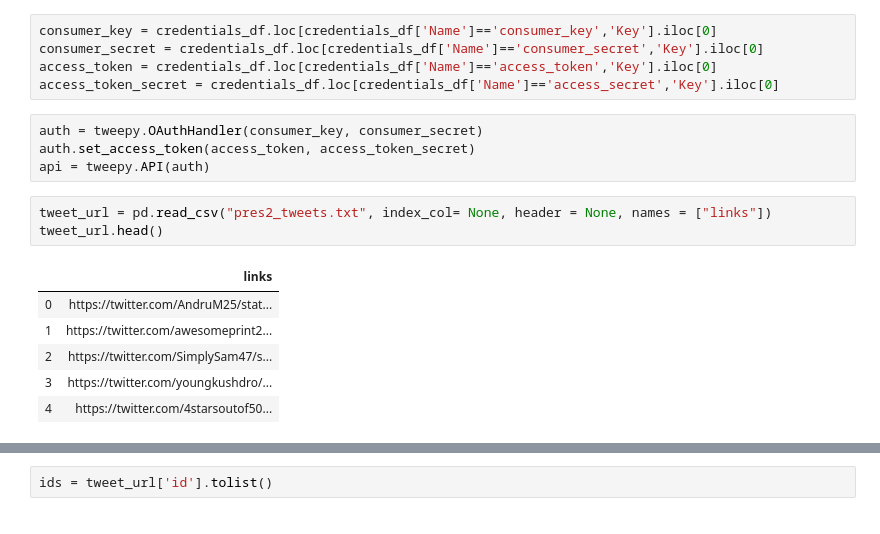
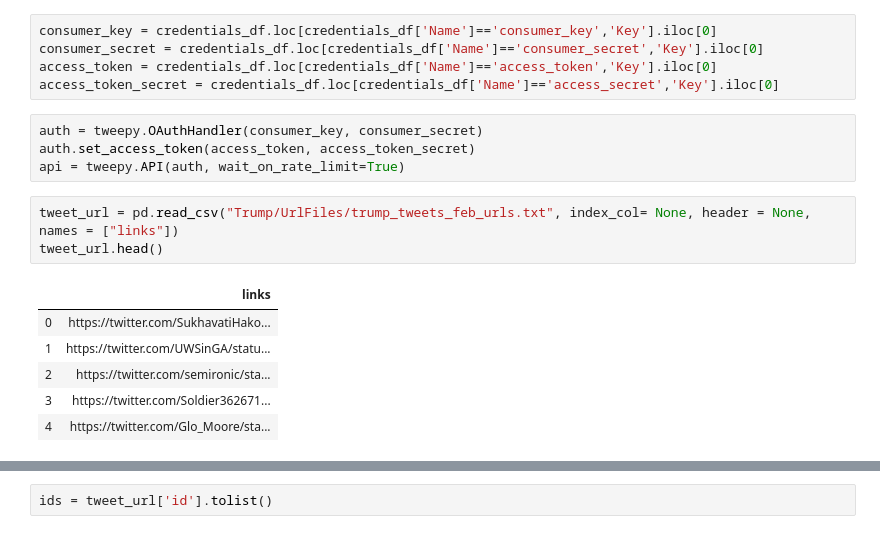
Before and after one commit to aparna-bhutani/TwitterScraper, a Jupyter notebook: TwitterScraper.ipynb, the cells around one changed output, grey strips where cells are left out. Drawn from its saved outputs; the diff is of its cells as text.

```diff
--- a/TwitterScraper.ipynb
+++ b/TwitterScraper.ipynb
@@ -21,17 +21,17 @@ access_token_secret = credentials_df.loc[credentials_df['Name']=='access_secret'
 # %%
 auth = tweepy.OAuthHandler(consumer_key, consumer_secret)
 auth.set_access_token(access_token, access_token_secret)
-api = tweepy.API(auth)
+api = tweepy.API(auth, wait_on_rate_limit=True)
 # %%
-tweet_url = pd.read_csv("pres2_tweets.txt", index_col= None, header = None, names = ["links"])
+tweet_url = pd.read_csv("Trump/UrlFiles/trump_tweets_feb_urls.txt", index_col= None, header = None, names = ["links"])
 tweet_url.head()
 # %% [output]
 |  | links |
-| 0 | https://twitter.com/AndruM25/stat... |
-| 1 | https://twitter.com/awesomeprint2... |
-| 2 | https://twitter.com/SimplySam47/s... |
-| 3 | https://twitter.com/youngkushdro/... |
-| 4 | https://twitter.com/4starsoutof50... |
+| 0 | https://twitter.com/SukhavatiHako... |
+| 1 | https://twitter.com/UWSinGA/statu... |
+| 2 | https://twitter.com/semironic/sta... |
+| 3 | https://twitter.com/Soldier362671... |
+| 4 | https://twitter.com/Glo_Moore/sta... |
 # %%
 af = lambda x: x["links"].split("/")[-1]
 tweet_url['id'] = tweet_url.apply(af, axis=1)
```
Also changed, not shown: parts of 12 cells of this notebook, 14 other files.
